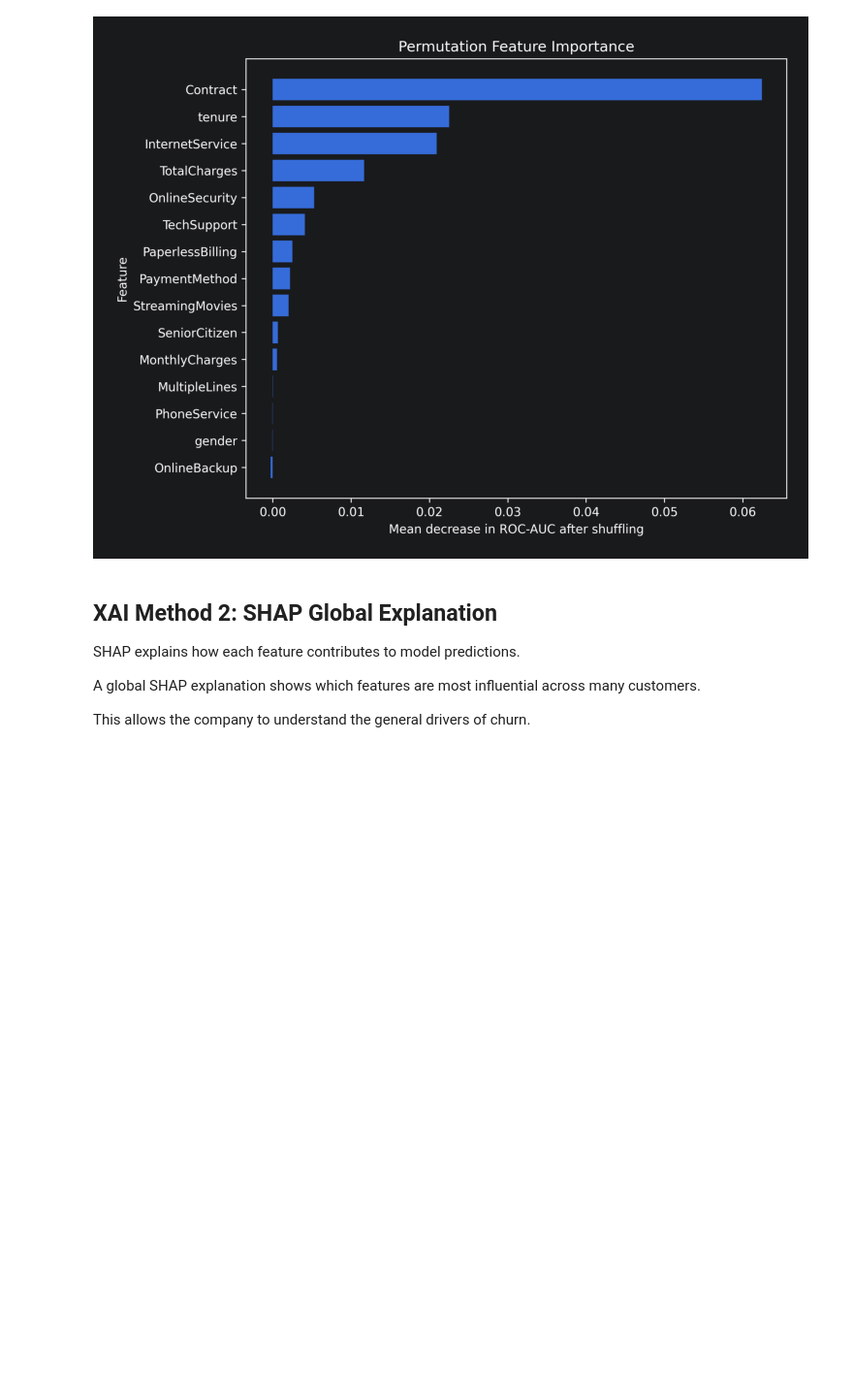
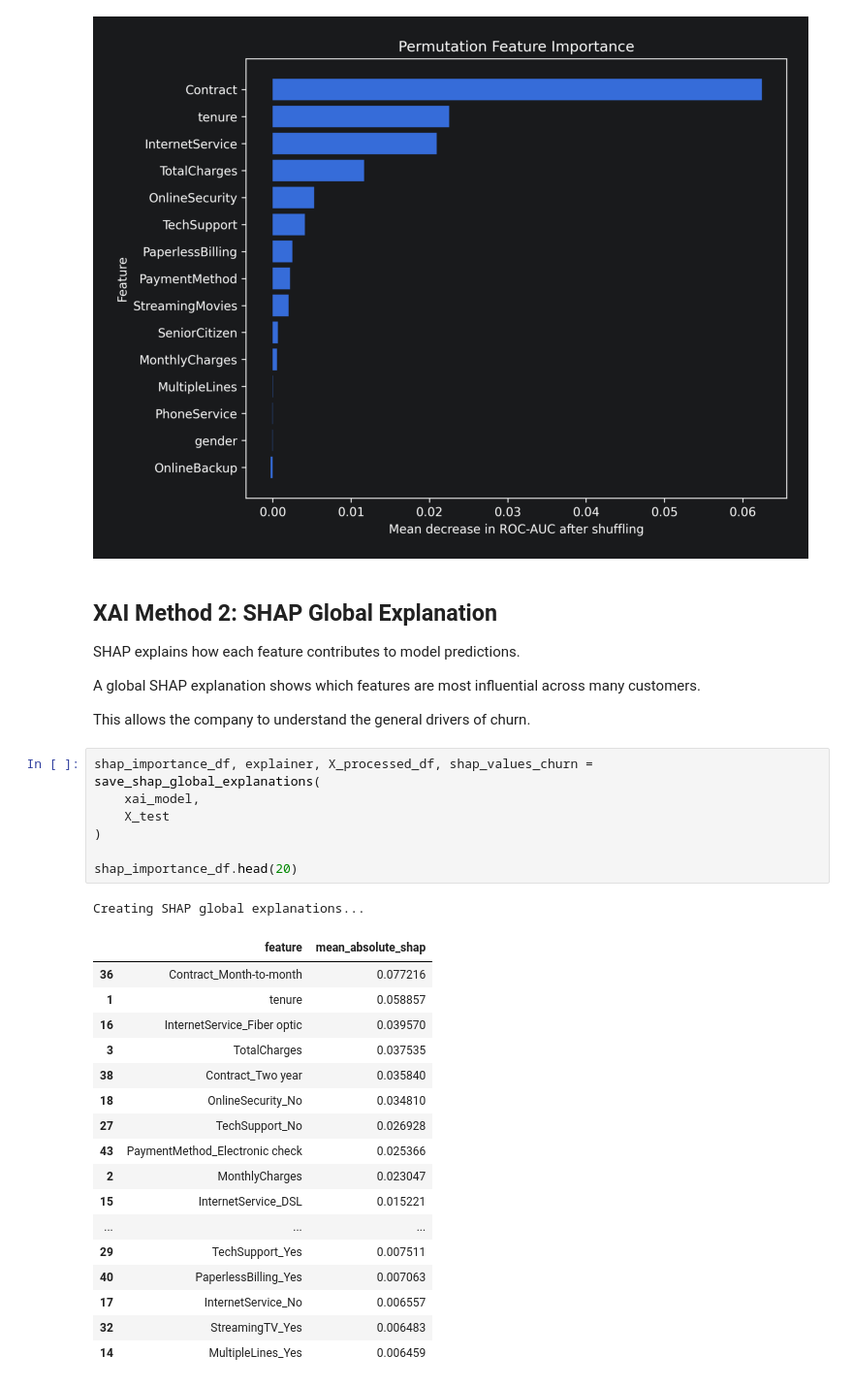
Before and after one commit to yuceltan/Telco-Customer-Churn, a Jupyter notebook: telcoNotebook.ipynb, the cells around one changed output. Shown at 97% size. Saved outputs shown, nothing was run; the diff lists cells and outputs as text; blank space fills up the shorter version.

```diff
--- a/telcoNotebook.ipynb
+++ b/telcoNotebook.ipynb
@@ -409,3 +409,29 @@ SHAP explains how each feature contributes to model predictions.
 A global SHAP explanation shows which features are most influential across many customers.
 
 This allows the company to understand the general drivers of churn.
+# %%
+shap_importance_df, explainer, X_processed_df, shap_values_churn = save_shap_global_explanations(
+    xai_model,
+    X_test
+)
+
+shap_importance_df.head(20)
+# %% [output]
+Creating SHAP global explanations...
+|  | feature | mean_absolute_shap |
+| 36 | Contract_Month-to-month | 0.077216 |
+| 1 | tenure | 0.058857 |
+| 16 | InternetService_Fiber optic | 0.039570 |
+| 3 | TotalCharges | 0.037535 |
+| 38 | Contract_Two year | 0.035840 |
+| 18 | OnlineSecurity_No | 0.034810 |
+| 27 | TechSupport_No | 0.026928 |
+| 43 | PaymentMethod_Electronic check | 0.025366 |
+| 2 | MonthlyCharges | 0.023047 |
+| 15 | InternetService_DSL | 0.015221 |
+| ... | ... | ... |
+| 29 | TechSupport_Yes | 0.007511 |
+| 40 | PaperlessBilling_Yes | 0.007063 |
+| 17 | InternetService_No | 0.006557 |
+| 32 | StreamingTV_Yes | 0.006483 |
+| 14 | MultipleLines_Yes | 0.006459 |
```
Also changed, not shown: parts of 3 cells of this notebook.
